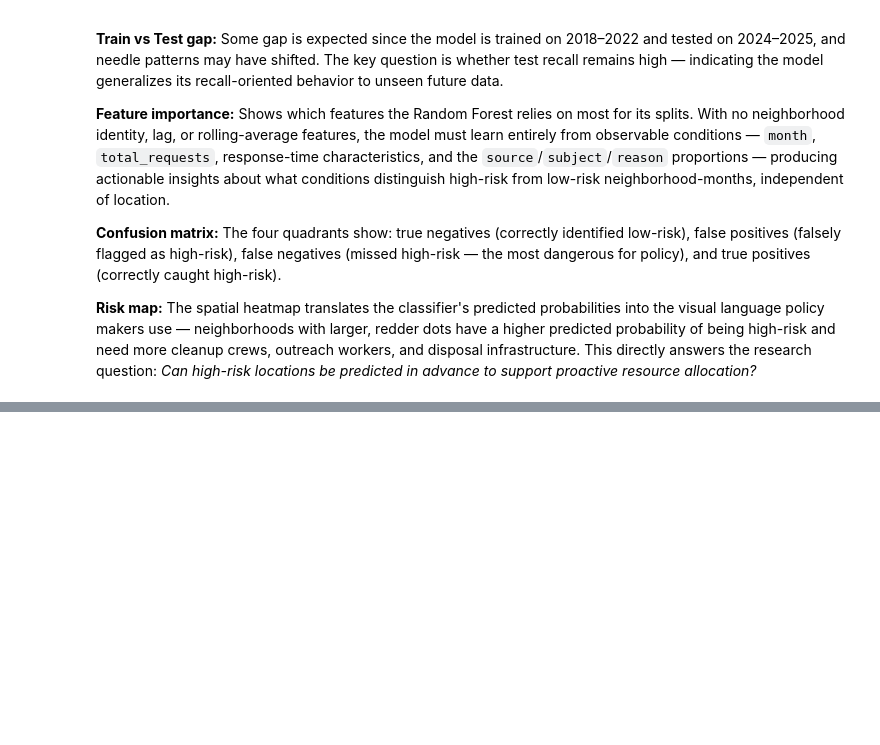
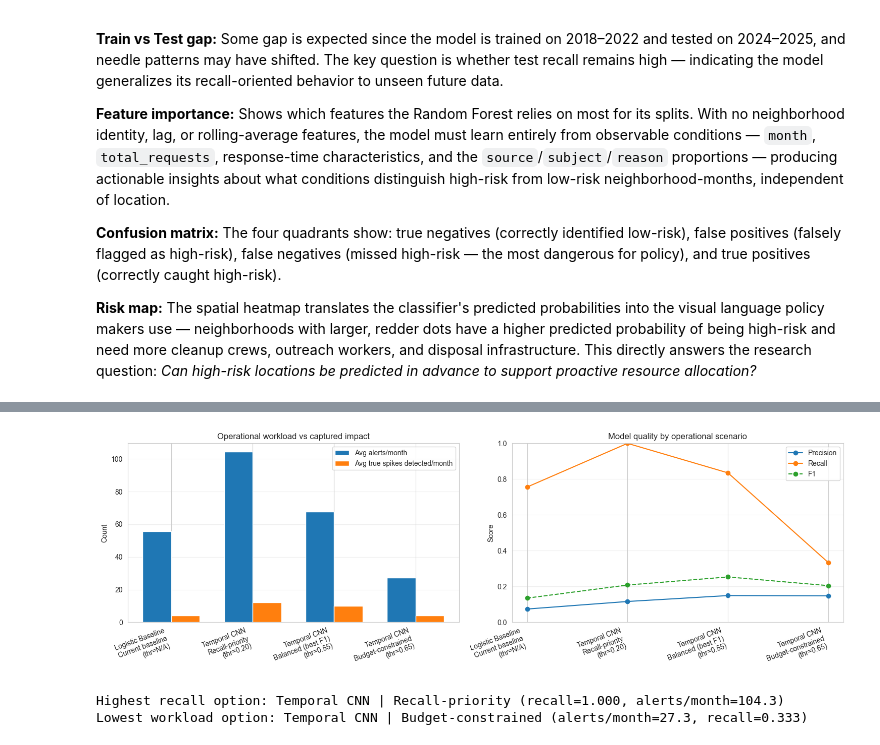
Before and after one commit to EugeneJHo/311-Boston-Needle-Pickup, a Jupyter notebook: modeling.ipynb, the cells around one changed output, grey strips where cells are left out. Cells and saved outputs as stored; diff of their text form; code cells hidden in the pictures; blank space fills up the shorter version.

```diff
--- a/modeling.ipynb
+++ b/modeling.ipynb
@@ -594,0 +1469,53 @@ print(risk[["neighborhood", "mean_risk_prob", "pct_flagged", "actual_high_risk_p
+# %%
+# Side-by-side operational insight plot
+# Uses ops_df from previous cell
+
+plot_df = ops_df.copy()
+plot_df["label"] = plot_df["model"] + "\n" + plot_df["scenario"] + "\n(thr=" + plot_df["threshold"].astype(str) + ")"
+
+x = np.arange(len(plot_df))
+width = 0.35
+
+fig, axes = plt.subplots(1, 2, figsize=(15, 5))
+
+# Panel 1: workload vs impact
+axes[0].bar(x - width/2, plot_df["alerts_per_month_avg"], width, label="Avg alerts/month")
+axes[0].bar(x + width/2, plot_df["true_spikes_detected_per_month_avg"], width, label="Avg true spikes detected/month")
+axes[0].set_xticks(x)
+axes[0].set_xticklabels(plot_df["label"], rotation=20, ha="right")
+axes[0].set_ylabel("Count")
+axes[0].set_title("Operational workload vs captured impact")
+axes[0].legend()
+axes[0].grid(axis="y", alpha=0.3)
+
+# Panel 2: quality trade-off
+axes[1].plot(x, plot_df["precision"], marker="o", label="Precision")
+axes[1].plot(x, plot_df["recall"], marker="o", label="Recall")
+axes[1].plot(x, plot_df["f1"], marker="o", linestyle="--", label="F1")
+axes[1].set_xticks(x)
+axes[1].set_xticklabels(plot_df["label"], rotation=20, ha="right")
+axes[1].set_ylim(0, 1)
+axes[1].set_ylabel("Score")
+axes[1].set_title("Model quality by operational scenario")
+axes[1].legend()
+axes[1].grid(axis="y", alpha=0.3)
+
+plt.tight_layout()
+plt.show()
+
+# Quick highlight statements
+best_recall_row = plot_df.loc[plot_df["recall"].idxmax()]
+lowest_load_row = plot_df.loc[plot_df["alerts_per_month_avg"].idxmin()]
+
+print(
+    f"Highest recall option: {best_recall_row['model']} | {best_recall_row['scenario']} "
+    f"(recall={best_recall_row['recall']:.3f}, alerts/month={best_recall_row['alerts_per_month_avg']:.1f})"
+)
+print(
+    f"Lowest workload option: {lowest_load_row['model']} | {lowest_load_row['scenario']} "
+    f"(alerts/month={lowest_load_row['alerts_per_month_avg']:.1f}, recall={lowest_load_row['recall']:.3f})"
+)
+# %% [output]
+[figure, added]
+Highest recall option: Temporal CNN | Recall-priority (recall=1.000, alerts/month=104.3)
+Lowest workload option: Temporal CNN | Budget-constrained (alerts/month=27.3, recall=0.333)
```
Also changed, not shown: parts of 22 cells of this notebook.
